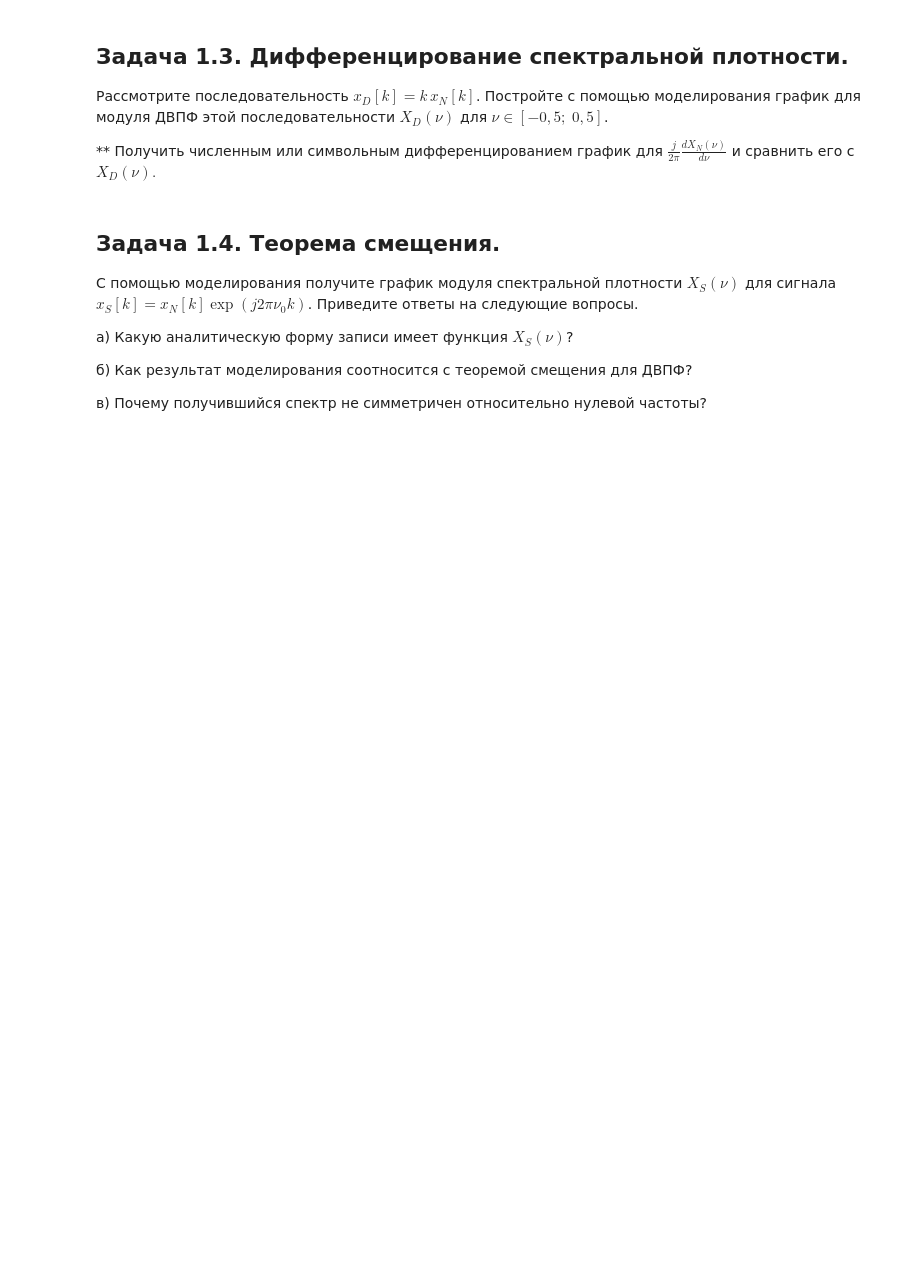
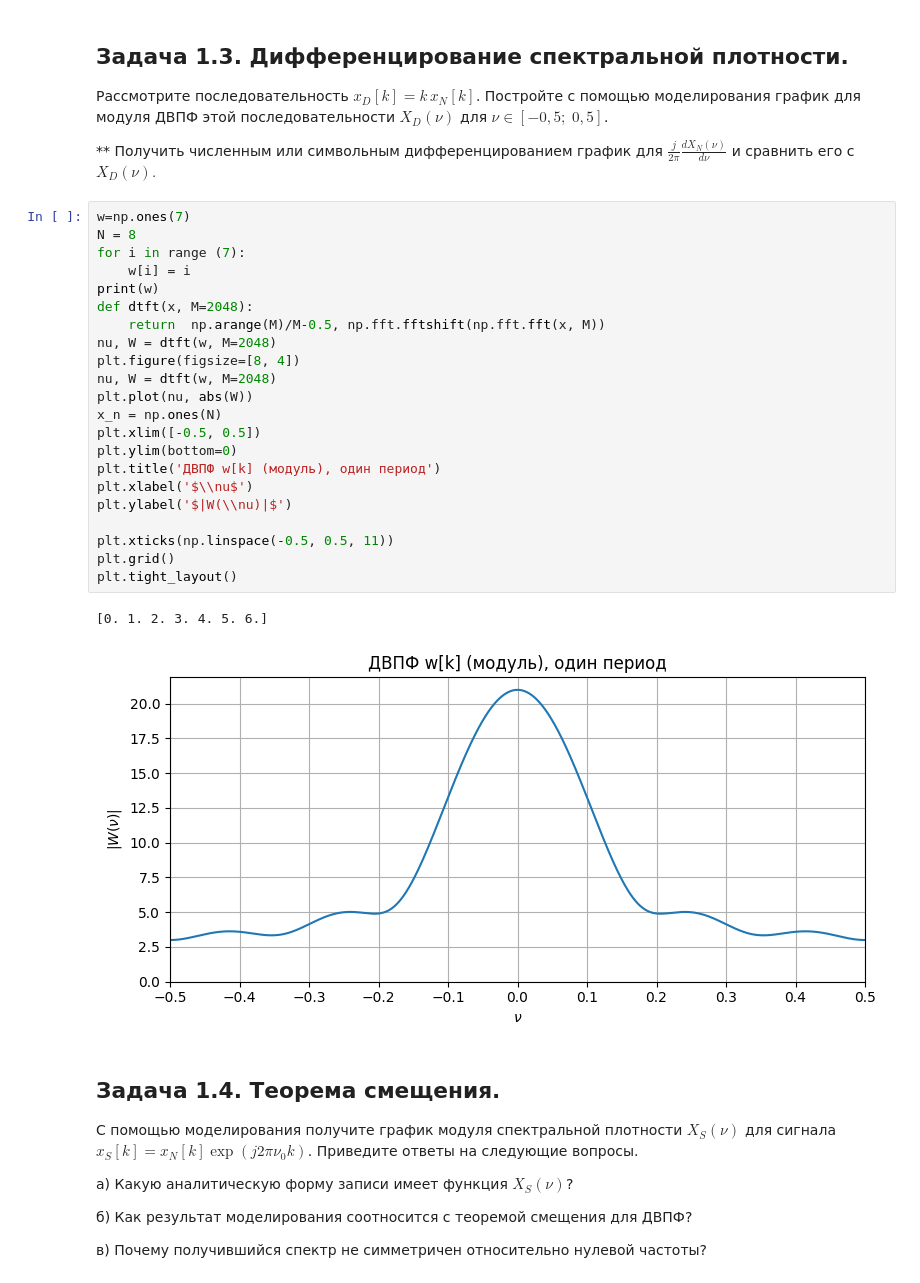
Before and after one commit to abramov-de/MIPT_RadioPhys, a Jupyter notebook: Lab2.ipynb, the cells around one changed output. Cells and saved outputs as stored; diff of their text form; blank space fills up the shorter version.

```diff
--- a/Lab2.ipynb
+++ b/Lab2.ipynb
@@ -79,6 +137,31 @@ plt.tight_layout()
 Рассмотрите последовательность ${{x}_{D}}[k]=k\,{{x}_{N}}[k]$.  Постройте с помощью моделирования график для модуля ДВПФ этой последовательности ${{X}_{D}}(\nu )$ для $\nu \in [-0,5; \;0,5]$.
 
 ** Получить численным или символьным дифференцированием график для $\frac{j}{2\pi }\frac{d{{X}_{N}}(\nu )}{d\nu }$ и сравнить его с ${{X}_{D}}(\nu ).$
+# %%
+w=np.ones(7)
+N = 8
+for i in range (7):
+    w[i] = i
+print(w)
+def dtft(x, M=2048):
+    return  np.arange(M)/M-0.5, np.fft.fftshift(np.fft.fft(x, M))
+nu, W = dtft(w, M=2048)
+plt.figure(figsize=[8, 4])
+nu, W = dtft(w, M=2048)
+plt.plot(nu, abs(W))
+x_n = np.ones(N)
+plt.xlim([-0.5, 0.5])
+plt.ylim(bottom=0)
+plt.title('ДВПФ w[k] (модуль), один период')
+plt.xlabel('$\\nu$')
+plt.ylabel('$|W(\\nu)|$')
+
+plt.xticks(np.linspace(-0.5, 0.5, 11))
+plt.grid()
+plt.tight_layout()
+# %% [output]
+[0. 1. 2. 3. 4. 5. 6.]
+[figure, added]
 # %% [markdown]
 ## Задача 1.4. Теорема смещения.
 С помощью моделирования получите график модуля спектральной плотности ${{X}_{S}}(\nu )$ для сигнала ${{x}_{S}}[k]={{x}_{N}}[k]\exp (j2\pi {{\nu }_{0}}k)$. Приведите ответы на следующие вопросы.
```
Also changed, not shown: parts of 5 cells of this notebook.
